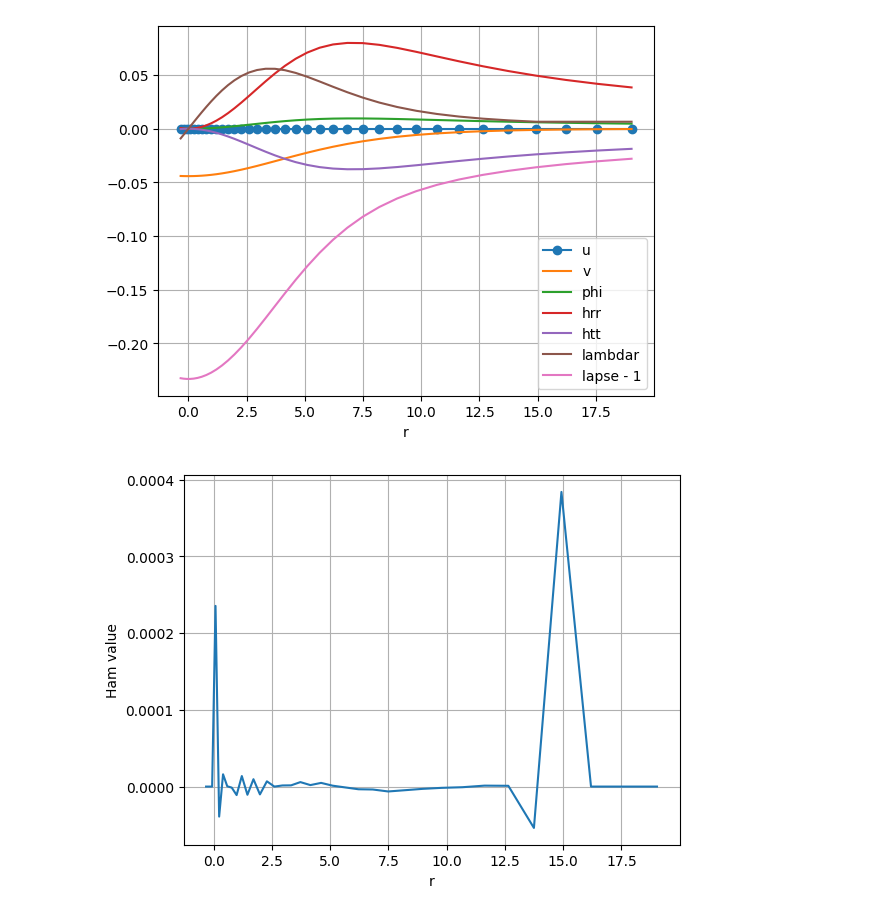
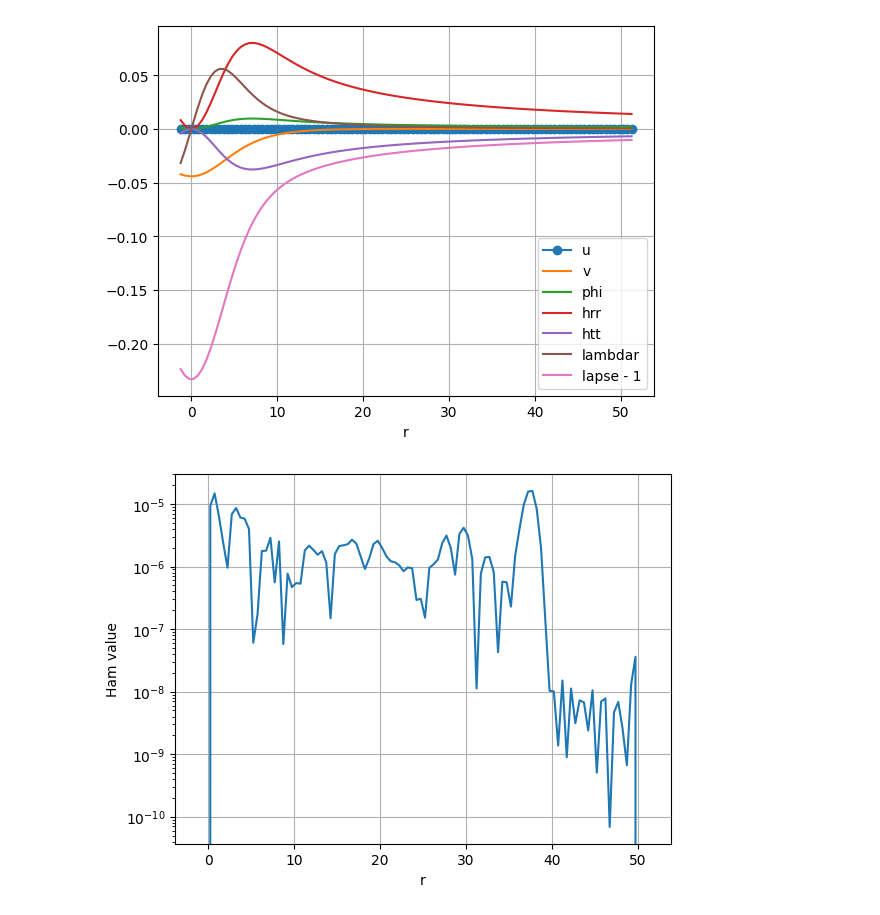
Before and after one commit to cjoana/GREx, a Jupyter notebook: engrenage/examples/OscillatonEvolution.ipynb, the cells around one changed output. Cells and saved outputs as stored; diff of their text form; code cells hidden in the pictures.

```diff
--- a/engrenage/examples/OscillatonEvolution.ipynb
+++ b/engrenage/examples/OscillatonEvolution.ipynb
@@ -29,9 +28,9 @@ IndentationError: unexpected indent (_parallel_rhsevolution.py, line 380)
 # %%
 # Input parameters for grid and evolution here
-N_r = 30 # num points on physical grid
-R = 15.0 # Maximum outer radius
+N_r = 100 # num points on physical grid
+R = 50.0 # Maximum outer radius
+r_is_logarithmic = False
 
-r_is_logarithmic = True
 r, initial_state = get_initial_state(R, N_r, r_is_logarithmic)
 
 #unpackage the vector for readability
@@ -54,21 +53,22 @@ plt.grid()
 #plt.xlim(-0.25,5.0)
 #plt.ylim(-0.0005,0.0005)
 # %% [output]
-[figure, old version]
+[figure, new version]
 # %%
 # check the Hamiltonian constraint initially satisfied
 # apart from numerical errors
 r, Ham = get_Ham_diagnostic(initial_state, np.array([0]), R, N_r, r_is_logarithmic)
 
 # plot the profile for Ham
-plt.plot(r, Ham[0])
+plt.plot(r, np.abs(Ham[0]))
 
 plt.xlabel('r')
 #plt.xlim(-4.0,R+4.0)
 #plt.ylim(-0.01,0.01)
+plt.yscale("log")
 plt.ylabel('Ham value')
 plt.grid()
 # %% [output]
-[figure, old version]
+[figure, new version]
 # %%
 # for control of time integrator and spatial grid
```
Also changed, not shown: parts of 5 cells of this notebook, 1 other file.
